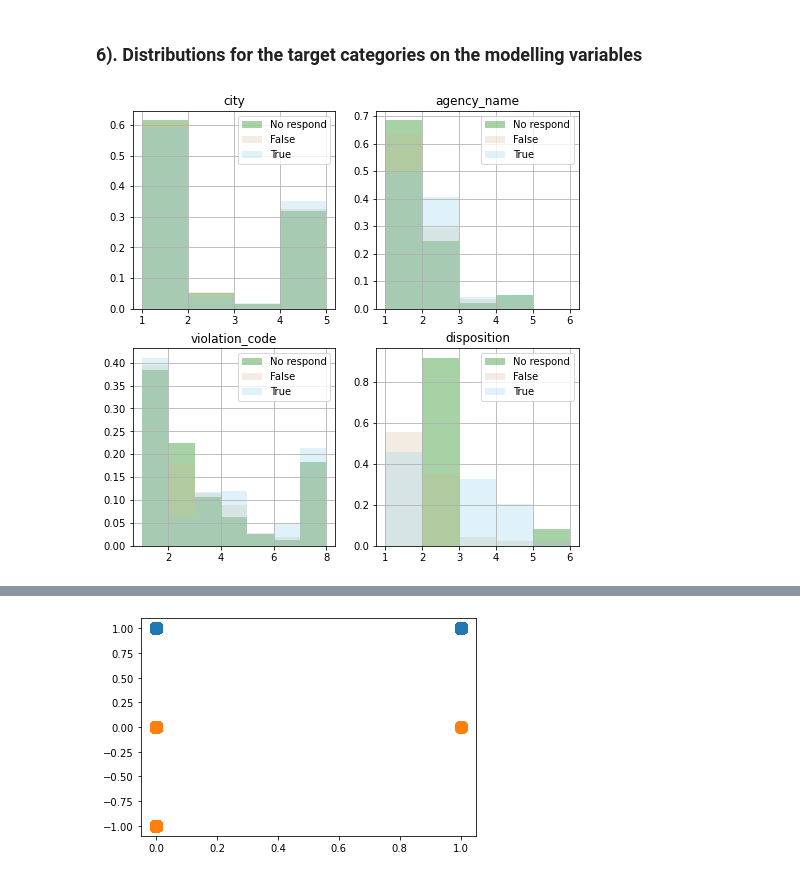
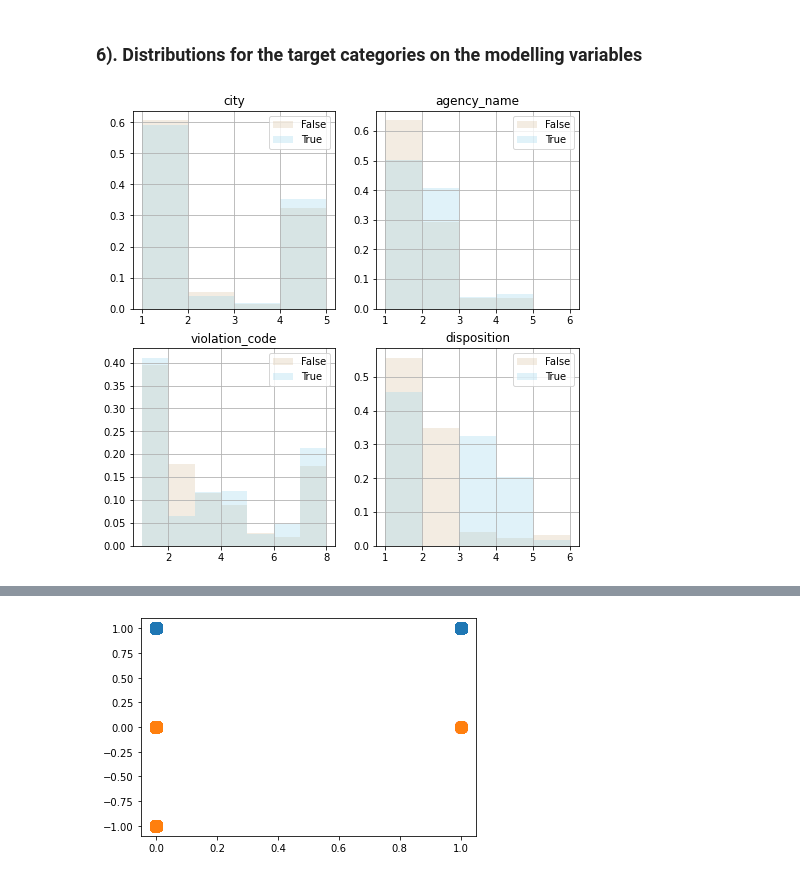
Before and after one commit to yduh/Detroit-BlightViolation-Ticket, a Jupyter notebook: study.ipynb, the cells around one changed output, grey strips where cells are left out. Saved outputs shown, nothing was run; the diff lists cells and outputs as text; code cells hidden in the pictures.

```diff
--- a/study.ipynb
+++ b/study.ipynb
@@ -554,18 +554,18 @@ df_null = df_train[df_train.compliance == -1]
 # %%
 varPlot1 = ['city', 'agency_name', 'violation_code', 'disposition']
 
 plt.subplots(2, 2, figsize=(8, 8))
 
 for i, var in enumerate(varPlot1):
     plt.subplot(2, 2, i+1)
     nbins = df_train[var].nunique()
-    df_null[var].hist(bins=nbins, range=[1, 1+nbins], alpha=0.35, density=True, color='green', label='No respond')
+    #df_null[var].hist(bins=nbins, range=[1, 1+nbins], alpha=0.35, density=True, color='green', label='No respond')
     df_false[var].hist(bins=nbins, range=[1, 1+nbins], alpha=0.25, density=True, color='tan', label='False')
     df_true[var].hist(bins=nbins, range=[1, 1+nbins], alpha=0.25, density=True, color='skyblue', label='True')
     plt.title(var)
     plt.legend()
 # %% [output]
-[figure, old version]
+[figure, new version]
 # %%
 #varPlot2 = ['fine_amount', 'late_fee', 'judgment_amount', 'balance_due']
 
```
Also changed, not shown: parts of 46 cells of this notebook.
